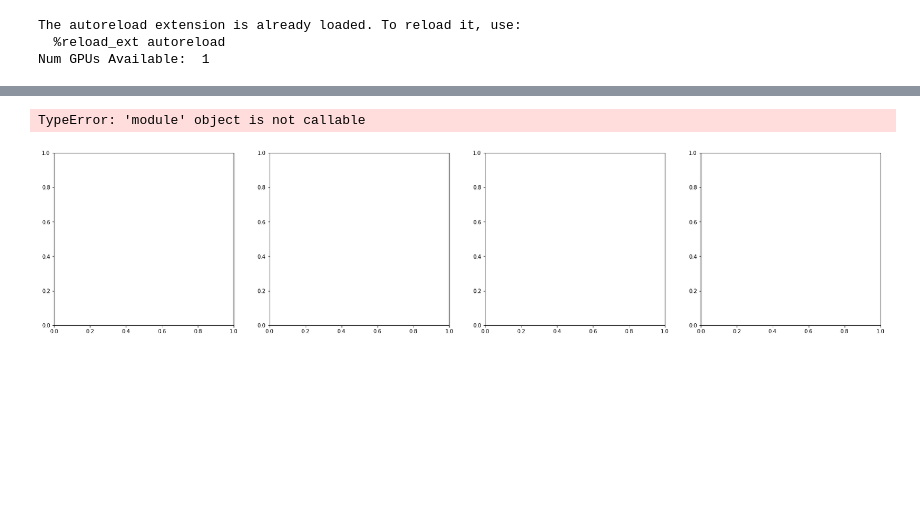
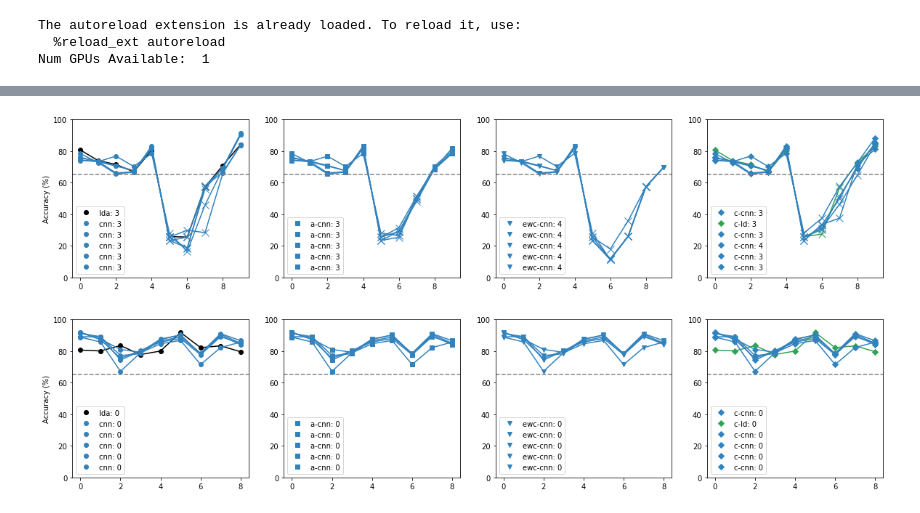
Before and after one commit to yuniteh/adaptive, a Jupyter notebook: python/main.ipynb, the cells around one changed output, grey strips where cells are left out. Drawn from its saved outputs; the diff is of its cells as text; code cells hidden in the pictures; blank space fills up the shorter version.

```diff
--- a/python/main.ipynb
+++ b/python/main.ipynb
@@ -45,7 +45,7 @@ for sub in range(5):
 
     mod_tot = ['ld','mlp','cnn','amlp','acnn','amewc','acewc', 'crmlp', 'crcnn', 'crld']
 
-    iter = 5
+    iter = 1
     ft = 'feat'
     recal_all = np.empty((iter,len(mod_tot),1))
     recal_all[:] = np.nan
@@ -126,7 +126,7 @@ for sub in range(5):
                     if ('a' in mod and i > 1):
                         trainmlp, traincnn, y_train, x_train_mlp, x_train_cnn, _, _, _, _, _, _, _ = prd.prep_train_caps(train_data, train_params, emg_scale=emg_scale, scaler=scaler, num_classes=n_dof, prop_b=False, batch_size=32, ft=ft, noise=True, split=False)
                     else:
-                        trainmlp, traincnn, y_train, x_train_mlp, x_train_cnn, x_lda, y_lda, emg_scale, scaler, _, _, _ = prd.prep_train_caps(train_data, train_params, prop_b=False, batch_size=128, ft=ft, noise=True, split=False)
+                        trainmlp, traincnn, y_train, x_train_mlp, x_train_cnn, x_lda, y_lda, emg_scale, scaler, _, _, _ = prd.prep_train_caps(train_data, train_params, prop_b=False, batch_size=32, ft=ft, noise=True, split=False)
                         if (i == 1) and (c_weights is not None or m_weights is not None):
                             scaler = cp.deepcopy(scaler_0)
 
@@ -185,7 +185,7 @@ for sub in range(5):
                                 ewc.set_weights(ewc_params[2])
                                 print('setting weights')
                             else:
-                                _, _ = lp.train_task(ewc, ep, 1, ewc_params[1], y_train, [ewc_params[1]],[y_train], lams=[lam])
+                                _, _ = lp.train_task(ewc, ep, 1, ewc_params[1], y_train, [ewc_params[1]],[y_train], lams=[lam],bat=32)
                                 if mod == 'acewc':
                                     c_weights = cp.deepcopy(ewc.get_weights())
                                     scaler_0 = cp.deepcopy(scaler)
@@ -194,7 +194,7 @@ for sub in range(5):
                                     scaler_0 = cp.deepcopy(scaler)
                         else:
                             lam = 15
-                            _, _ = lp.train_task(ewc, ep, 1, ewc_params[1], y_train, [ewc_params[1]],[y_train], lams=[lam])
+                            _, _ = lp.train_task(ewc, ep, 1, ewc_params[1], y_train, [ewc_params[1]],[y_train], lams=[lam],bat=32)
 
                         ewc.compute_fisher(ewc_params[3], y_val, num_samples=200, plot_diffs=False)
                         ewc.star()
@@ -245,45 +248,45 @@ for sub in range(5):
 # %%
 cv_iter = 5
-sub = 0
-fig,ax = plt.subplots(1,4,figsize=(28,6))
-for it in range(cv_iter):
-    with open(subs[sub] + '_' + str(it) + '_r_accs.p','rb') as f:
-        acc_all, recal_all = pickle.load(f)
+for sub in range(5):
+    fig,ax = plt.subplots(1,4,figsize=(20,4))
+    for it in range(cv_iter):
+        with open(subs[sub] + '_' + str(it) + '_r_accs.p','rb') as f:
+            acc_all, recal_all = pickle.load(f)
 
-    colors =  cm.get_cmap('tab20c')
-    c = np.empty((20,4))
-    for i in range(20):
-        c[i,:] = colors(i*1/20)
+        colors =  cm.get_cmap('tab20c')
+        c = np.empty((20,4))
+        for i in range(20):
+            c[i,:] = colors(i*1/20)
 
-    nn_c = np.vstack((np.zeros((1,4)),c[8,:],c[0,:],c[9,:],c[1,:],c[10,:],c[2,:]))
-    nn_c = np.vstack((np.zeros((1,4)),c[8,:],c[0,:],c[8,:],c[0,:],c[8,:],c[0,:],c[8,:],c[0,:],c[8,:],c[0,:]))
-    nn_c[0,-1] = 1
-    all_m = ['ko-','o-','o-','s-','s-','v-','v-']
-    pt_m = ['ko','o','o','s','s','v','v','D','D','D']
+        nn_c = np.vstack((np.zeros((1,4)),c[8,:],c[0,:],c[9,:],c[1,:],c[10,:],c[2,:]))
+        nn_c = np.vstack((np.zeros((1,4)),c[8,:],c[0,:],c[8,:],c[0,:],c[8,:],c[0,:],c[8,:],c[0,:],c[8,:],c[0,:]))
+        nn_c[0,-1] = 1
+        all_m = ['ko-','o-','o-','s-','s-','v-','v-']
+        pt_m = ['ko','o','o','s','s','v','v','D','D','D']
 
-    labels = ['lda','mlp','cnn','a-mlp','a-cnn','ewc-mlp','ewc-cnn','c-mlp','c-cnn','c-ld']
+        labels = ['lda','mlp','cnn','a-mlp','a-cnn','ewc-mlp','ewc-cnn','c-mlp','c-cnn','c-ld']
 
-    d0 = datetime(int(all_files[0][:4]),int(all_files[0][4:6]),int(all_files[0][6:8]),int(all_files[0][9:11]),int(all_files[0][11:13]),int(all_files[0][13:]))
-    delta = np.empty((len(acc_all)-1,1))
-    for i in range(1,len(acc_all)-1):
-        d1 = datetime(int(all_files[i][:4]),int(all_files[i][4:6]),int(all_files[i][6:8]),int(all_files[i][9:11]),int(all_files[i][11:13]),int(all_files[i][13:]))
-        delta[i] = (d1 - d0).total_seconds()
+        # d0 = datetime(int(all_files[0][:4]),int(all_files[0][4:6]),int(all_files[0][6:8]),int(all_files[0][9:11]),int(all_files[0][11:13]),int(all_files[0][13:]))
+        # delta = np.empty((len(acc_all)-1,1))
+        # for i in range(1,len(acc_all)-1):
+        #     d1 = datetime(int(all_files[i][:4]),int(all_files[i][4:6]),int(all_files[i][6:8]),int(all_files[i][9:11]),int(all_files[i][11:13]),int(all_files[i][13:]))
+        #     delta[i] = (d1 - d0).total_seconds()
 
-    ax_ind = [0,0,0,1,1,2,2,3,3,3]
-    for i in [0,2,4,6,8,9]:#range(3):#acc_all.shape[-1]):
-        acc_temp = acc_all[1:-1,i]
-        if not np.isnan(acc_temp).all():
-            x = np.arange(len(acc_temp))
-            recal_i = (acc_temp < 0)
-            ax[ax_ind[i]].plot(np.abs(acc_temp),'-',color=nn_c[i,:])
-            ax[ax_ind[i]].plot(x[~recal_i],np.abs(acc_temp[~recal_i]),pt_m[i],label=labels[i]+': ' + str(int(recal_all[i,0])),color=nn_c[i,:])
-            ax[ax_ind[i]].plot(x[recal_i],np.abs(acc_temp[recal_i]),'x',ms=10,color=nn_c[i,:])
+        ax_ind = [0,0,0,1,1,2,2,3,3,3]
+        for i in [0,2,4,6,8,9]:#range(3):#acc_all.shape[-1]):
+            acc_temp = acc_all[1:-1,i]
+            if not np.isnan(acc_temp).all():
+                x = np.arange(len(acc_temp))
+                recal_i = (acc_temp < 0)
+                ax[ax_ind[i]].plot(np.abs(acc_temp),'-',color=nn_c[i,:])
+                ax[ax_ind[i]].plot(x[~recal_i],np.abs(acc_temp[~recal_i]),pt_m[i],label=labels[i]+': ' + str(int(recal_all[i,0])),color=nn_c[i,:])
+                ax[ax_ind[i]].plot(x[recal_i],np.abs(acc_temp[recal_i]),'x',ms=10,color=nn_c[i,:])
 
-for i in range(4):
-    ax[i].axhline(65, ls='--', color='grey')
-    ax[i].legend()
-    ax[i].set_ylim([0,100])
-ax[0].set_ylabel('Accuracy (%)')
+    for i in range(4):
+        ax[i].axhline(65, ls='--', color='grey')
+        ax[i].legend()
+        ax[i].set_ylim([0,100])
+    ax[0].set_ylabel('Accuracy (%)')
 # %% [output]
-TypeError: 'module' object is not callable
-[figure, old version]
+[figure, new version]
+[figure, added]
```
Also changed, not shown: parts of 2 cells of this notebook, 2 other files.
